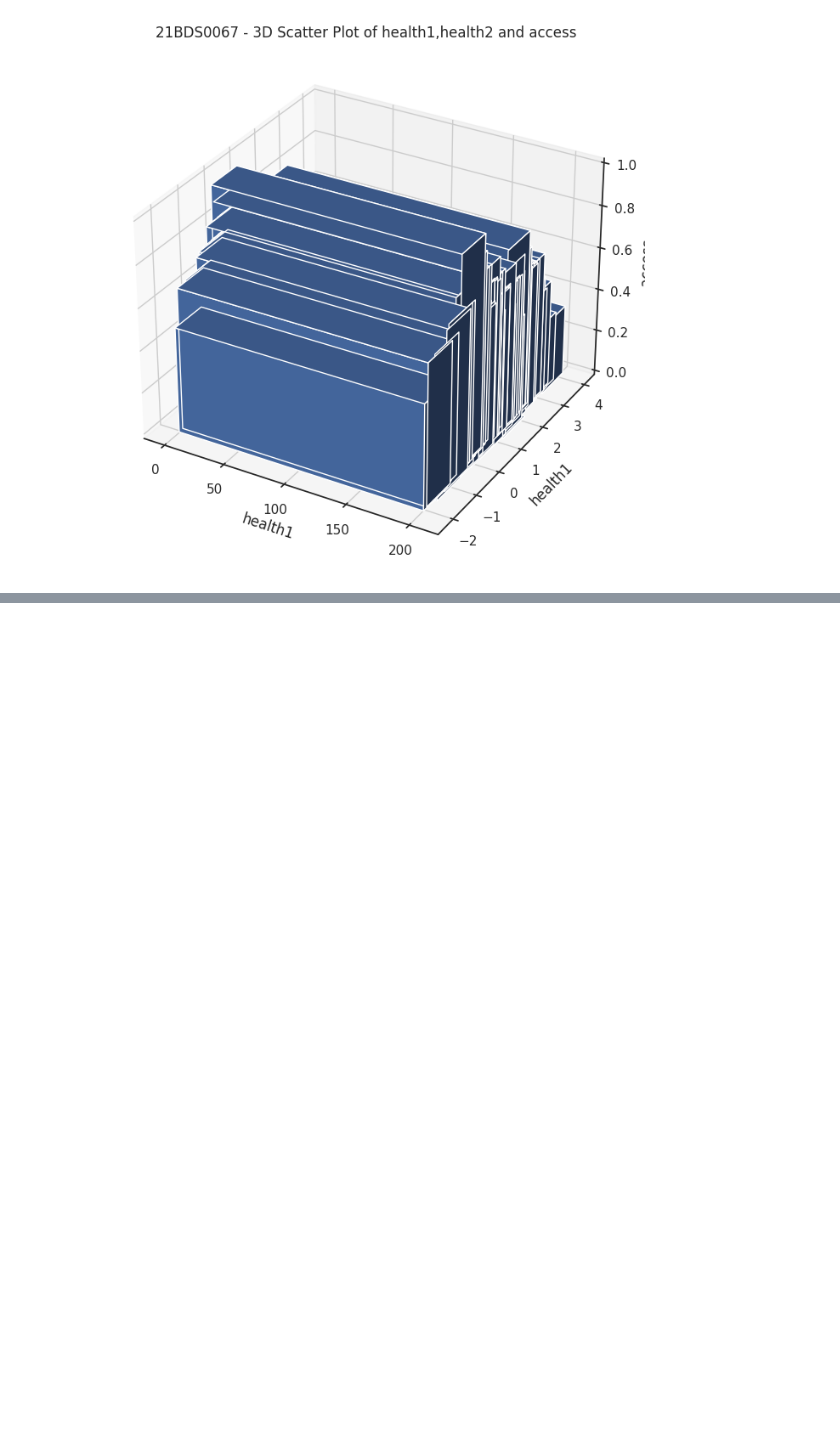
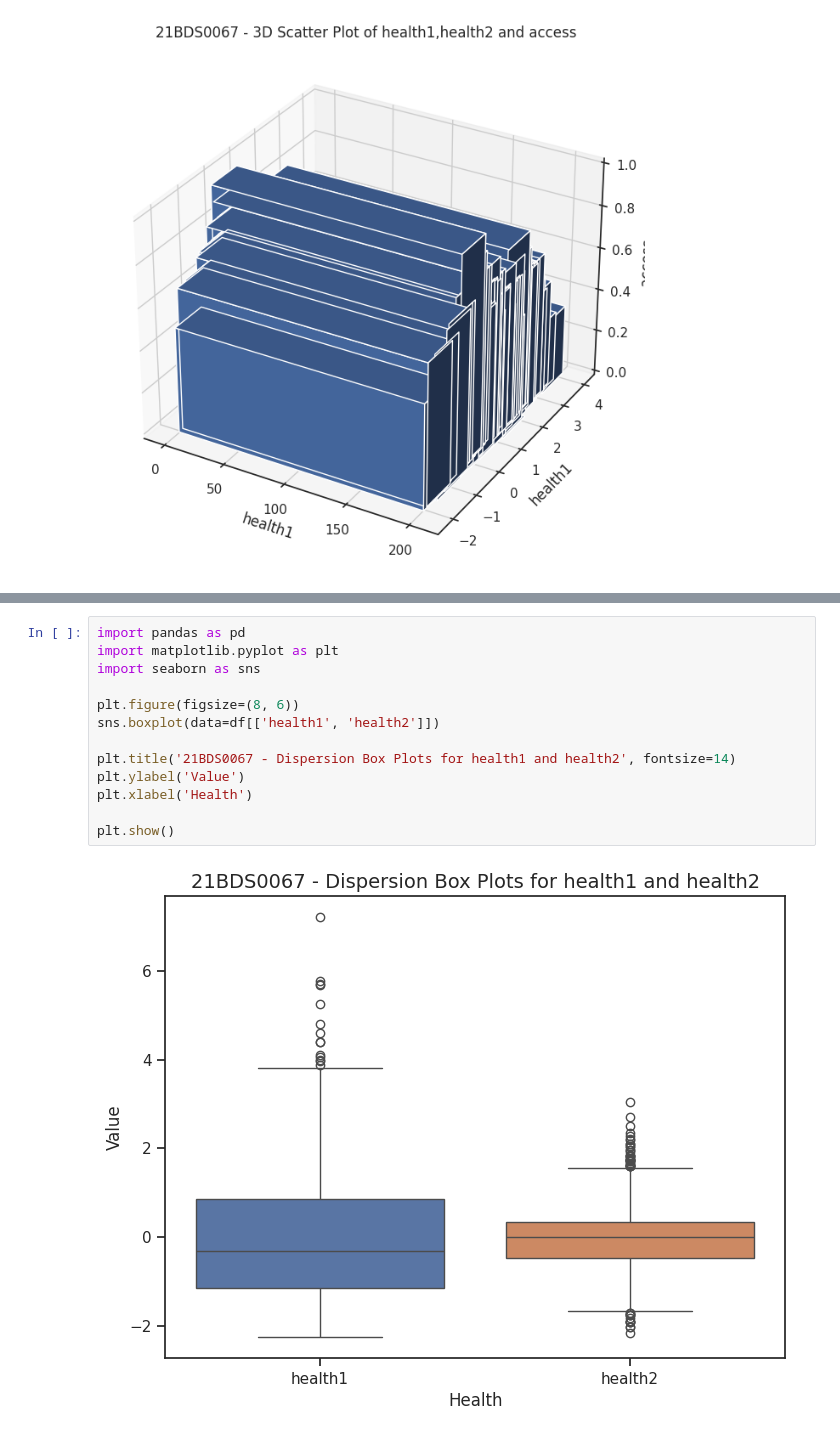
Before and after one commit to JananeeShri27/EDA-THEORY, a Jupyter notebook: Untitled0.ipynb, the cells around one changed output, grey strips where cells are left out. Cells and saved outputs as stored; diff of their text form; blank space fills up the shorter version.

```diff
--- a/Untitled0.ipynb
+++ b/Untitled0.ipynb
@@ -512,0 +509,15 @@ plt.show()
+# %%
+import pandas as pd
+import matplotlib.pyplot as plt
+import seaborn as sns
+
+plt.figure(figsize=(8, 6))
+sns.boxplot(data=df[['health1', 'health2']])
+
+plt.title('21BDS0067 - Dispersion Box Plots for health1 and health2', fontsize=14)
+plt.ylabel('Value')
+plt.xlabel('Health')
+
+plt.show()
+# %% [output]
+[figure, added]
```
Also changed, not shown: parts of 1 cell of this notebook.
